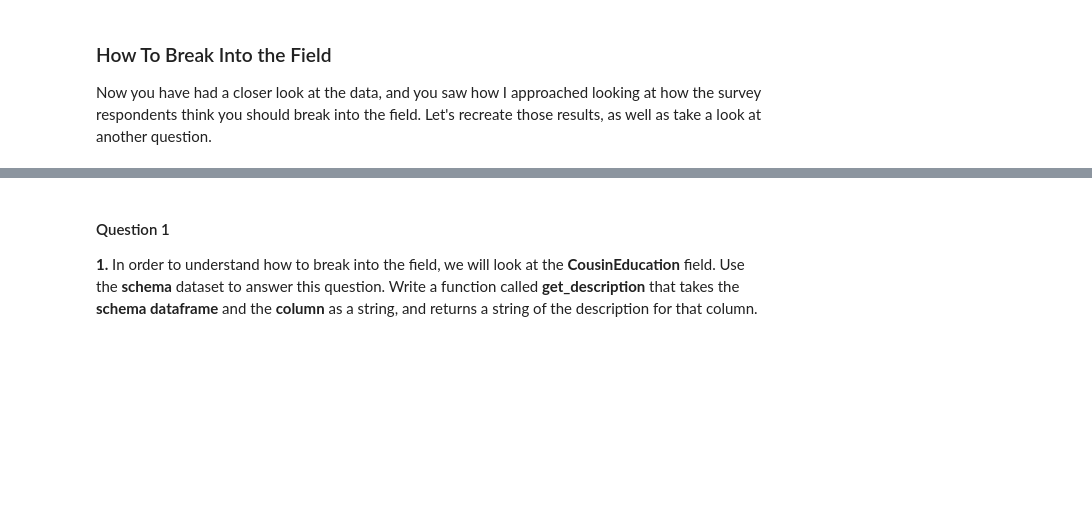
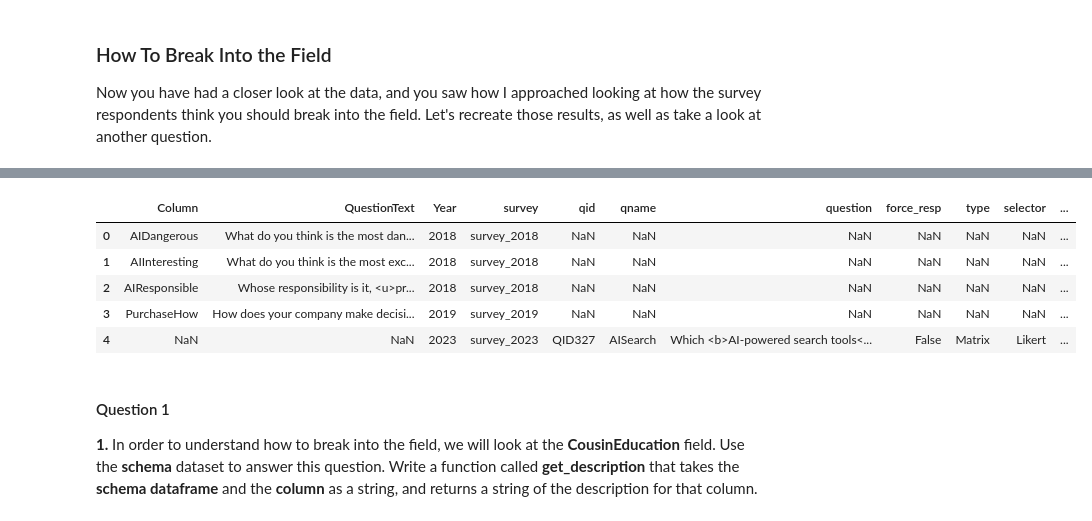
Before and after one commit to UUJI17D/StackoverflowSurvey_UpskillingProject, a Jupyter notebook: Project.ipynb, the cells around one changed output, grey strips where cells are left out. Drawn from its saved outputs; the diff is of its cells as text; code cells hidden in the pictures; blank space fills up the shorter version.

```diff
--- a/Project.ipynb
+++ b/Project.ipynb
@@ -22,0 +206,2 @@ df.head()
+# %%
+matches = search_questions_by_keyword(schema_dfs, keyword="AI", case=True)
@@ -23,3 +226,12 @@ df.head()
+# %%
+matches.head()
+# %% [output]
+|  | Column | QuestionText | Year | survey | qid | qname | question | force_resp | type | selector | ... |
+| 0 | AIDangerous | What do you think is the most dan... | 2018 | survey_2018 | NaN | NaN | NaN | NaN | NaN | NaN | ... |
+| 1 | AIInteresting | What do you think is the most exc... | 2018 | survey_2018 | NaN | NaN | NaN | NaN | NaN | NaN | ... |
+| 2 | AIResponsible | Whose responsibility is it, <u>pr... | 2018 | survey_2018 | NaN | NaN | NaN | NaN | NaN | NaN | ... |
+| 3 | PurchaseHow | How does your company make decisi... | 2019 | survey_2019 | NaN | NaN | NaN | NaN | NaN | NaN | ... |
+| 4 | NaN | NaN | 2023 | survey_2023 | QID327 | AISearch | Which <b>AI-powered search tools<... | False | Matrix | Likert | ... |
 # %% [markdown]
 #### Question 1
 
```
Also changed, not shown: parts of 12 cells of this notebook.
